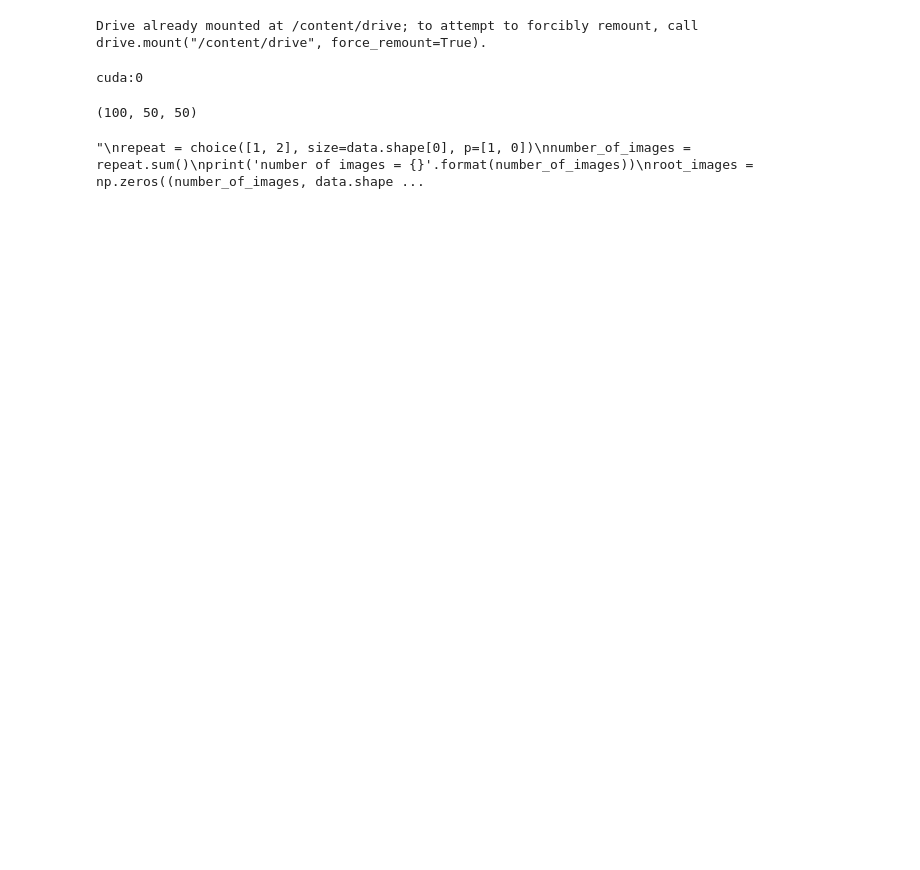
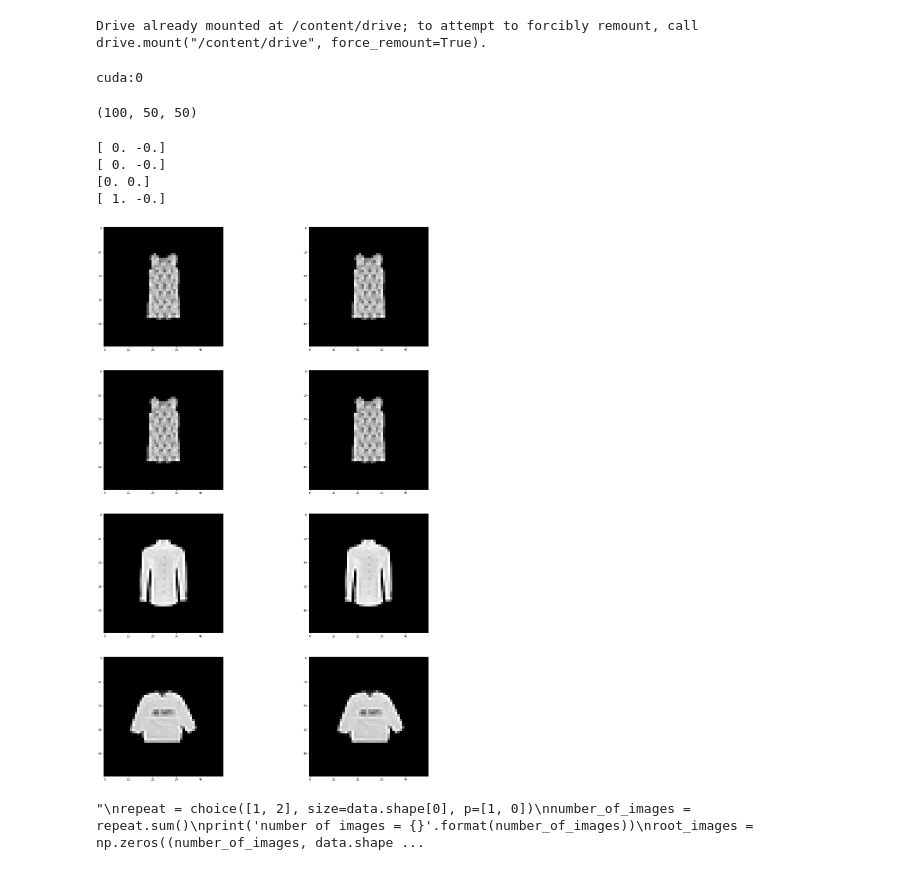
Before and after one commit to nicolas1805961/GE_reinforcement_learning, a Jupyter notebook: fork_of_ge_deep_q_learning_(1).ipynb, the cells around one changed output. Cells and saved outputs as stored; diff of their text form; code cells hidden in the pictures; blank space fills up the shorter version.

```diff
--- a/fork_of_ge_deep_q_learning_(1).ipynb
+++ b/fork_of_ge_deep_q_learning_(1).ipynb
@@ -79,6 +79,34 @@ data = data.astype(np.uint8)
 print(data.shape)
 # %% [output]
 (100, 50, 50)
+# %%
+from skimage.measure import regionprops, label
+from skimage.filters import threshold_otsu
+
+image_center = np.array([25, 25])
+offset = np.zeros((data.shape[0], 2))
+test = data.copy()
+for i in range(data.shape[0]):
+  binary = (test[i, ...] > 20).astype(np.uint8)
+  centroid = np.array(regionprops(binary)[0].centroid)
+  offset[i] = np.rint(image_center - centroid)[::-1]
+  im = Image.fromarray(test[i, ...].astype(np.uint8))
+  data[i, ...] = np.array(affine(im, angle=0, translate=list(offset[i]), scale=1, shear=0))
+
+fig, ax = plt.subplots(4, 2, figsize=(24, 9*4))
+for i in range(4):
+    n = randint(0, data.shape[0])
+    print(offset[n])
+    ax[i, 0].imshow(test[n,...], cmap='gray')
+    ax[i, 1].imshow(data[n,...], cmap='gray')
+
+del offset, test, image_center
+# %% [output]
+[ 0. -0.]
+[ 0. -0.]
+[0. 0.]
+[ 1. -0.]
+[figure, added]
 # %%
 from skimage.measure import label, regionprops, approximate_polygon, find_contours
 
```
Also changed, not shown: parts of 5 cells of this notebook.
